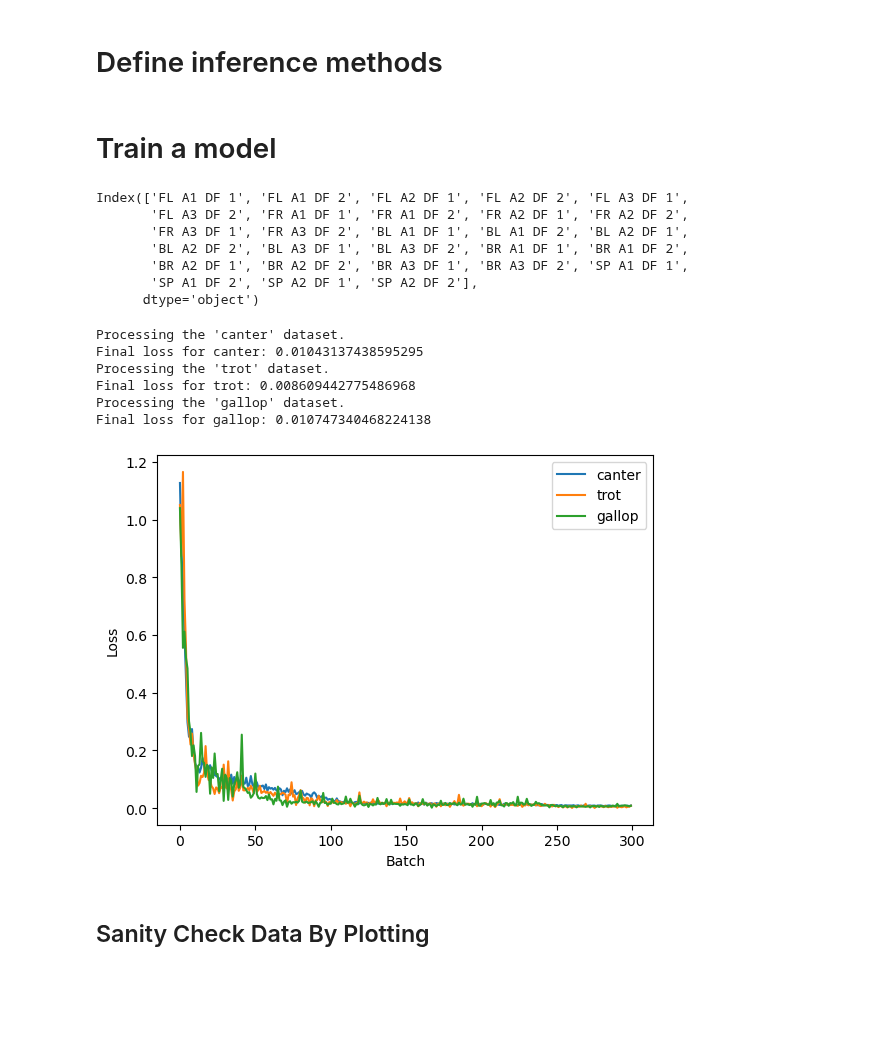
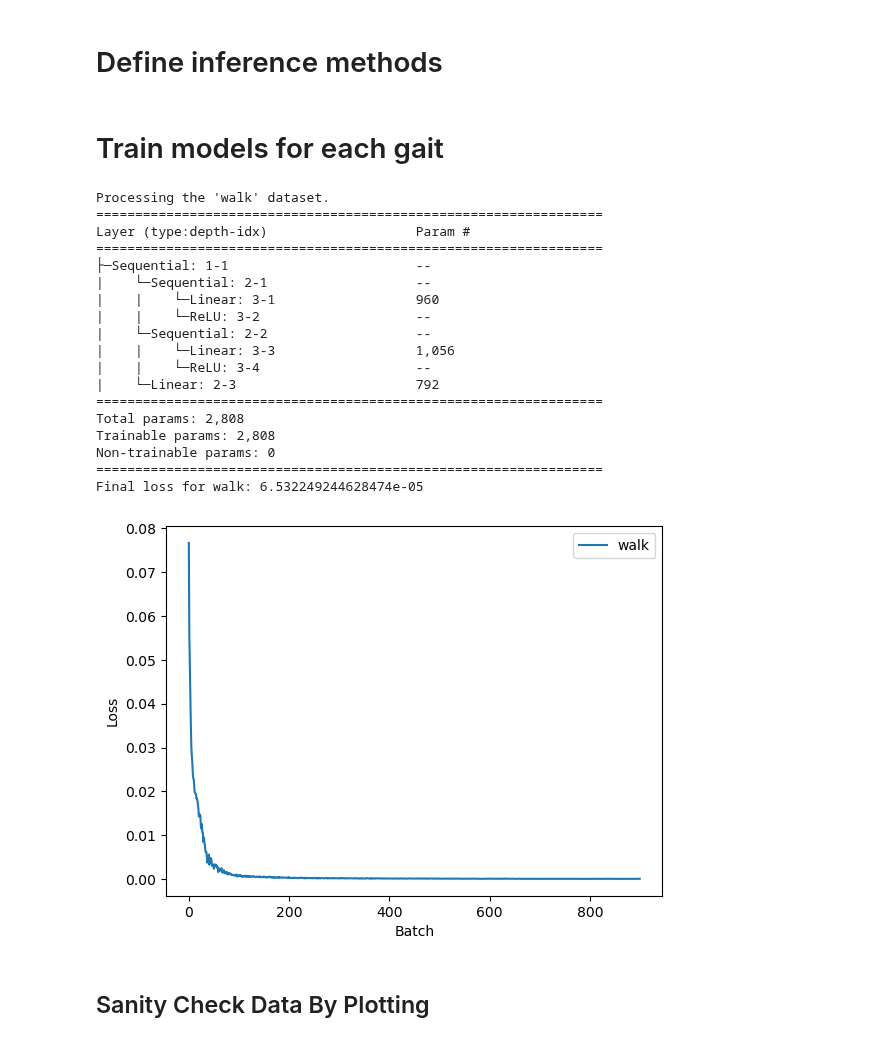
Before and after one commit to anthonyjclark/gaitpt, a Jupyter notebook: gait_training.ipynb, the cells around one changed output. Saved outputs shown, nothing was run; the diff lists cells and outputs as text; code cells hidden in the pictures; blank space fills up the shorter version.

Commit message:
Trained walk model without noise.

```diff
--- a/gait_training.ipynb
+++ b/gait_training.ipynb
@@ -35,7 +36,7 @@ class AngleDataset(Dataset):
             csv_path (Path): kinematics data file
         """
         df = pd.read_csv(csv_path)
-        self.length = len(df)
+        self.columns = df.columns
 
         # NOTE: frequency and time_step must match simulation
         frequency = 1
@@ -52,11 +53,11 @@ class AngleDataset(Dataset):
         # Input includes all but the final row
         self.X = torch.tensor(df.values[:-1, :], dtype=torch.float32)
 
-        # Output includes all but the first row
-        self.Y = torch.tensor(df.values[1:, :], dtype=torch.float32)
+        # Output includes all but the first row and the touch sensor columns
+        self.Y = torch.tensor(df.values[1:, :24], dtype=torch.float32)
 
     def __len__(self) -> int:
-        return self.length
+        return len(self.X)
 
     def __getitem__(self, index) -> tuple[torch.Tensor, torch.Tensor]:
         return self.X[index], self.Y[index]
@@ -97,7 +98,8 @@ class GaitModel(nn.Module):
         all_layers = hidden_layers + [output_layer]
         self.layers = nn.Sequential(*all_layers)
 
-        print(summary(self))
+        # Print a summary of the model
+        summary(self)
 
     def forward(self, X: torch.Tensor) -> torch.Tensor:
         return self.layers(X)
@@ -234,32 +236,21 @@ def inference(model: nn.Module, dataset: AngleDataset) -> torch.Tensor:
     predictions = [batch_inference(model, x) for x, _ in loader]
     return torch.concat(predictions)
 # %% [markdown]
-# Train a model
+# Train models for each gait
 # %%
 DATA_DIR = Path("MotionData/")
 FIGURE_DIR = Path("Figures/")
 MODEL_DIR = Path("Models/")
 
-df = pd.read_csv(next(DATA_DIR.glob("*_kinematic.csv")))
-
-# We only need the first 28 columns (ignore the touch sensors for output)
-CSV_HEADER = df.columns[:28]
-CSV_HEADER
+# Load all datasets and take a peek at the first
+datasets = { f.stem.split("_")[0]: AngleDataset(f) for f in DATA_DIR.glob("*_kinematic.csv") }
+csv_header = list(datasets.values())[0].columns
-# %% [output]
-Index(['FL A1 DF 1', 'FL A1 DF 2', 'FL A2 DF 1', 'FL A2 DF 2', 'FL A3 DF 1',
-       'FL A3 DF 2', 'FR A1 DF 1', 'FR A1 DF 2', 'FR A2 DF 1', 'FR A2 DF 2',
-       'FR A3 DF 1', 'FR A3 DF 2', 'BL A1 DF 1', 'BL A1 DF 2', 'BL A2 DF 1',
-       'BL A2 DF 2', 'BL A3 DF 1', 'BL A3 DF 2', 'BR A1 DF 1', 'BR A1 DF 2',
-       'BR A2 DF 1', 'BR A2 DF 2', 'BR A3 DF 1', 'BR A3 DF 2', 'SP A1 DF 1',
-       'SP A1 DF 2', 'SP A2 DF 1', 'SP A2 DF 2'],
-      dtype='object')
 # %%
-datasets = {
-    f.stem.split("_")[0]: AngleDataset(f) for f in DATA_DIR.glob("*_kinematic.csv")
-}
-
 # Model hyperparameters
-layer_sizes = [33, 31, 30, 28]
+num_input = 29 # 24 angles, 4 touch sensors, 1 sinusoid
+num_output = 24 # 24 angles for next time step
+# layer_sizes = [33, 31, 30, 28]
+layer_sizes = [num_input, 32, 32, num_output]
 
 # Training hyperparameters
 num_epochs = 100
@@ -279,42 +270,54 @@ for gait_name in datasets:
         learning_rate,
         layer_sizes,
         batch_norm=False,
         dropout=0,
     )
 
     predictions = inference(model, dataset)
 
     # Save the outputs to a csv for quicker comparisons later
-    with open(MODEL_OUTPUT_DIR / f"{gait_name}_output.csv", "w") as csvfile:
+    with open(DATA_DIR / f"{gait_name}_model.csv", "w") as csvfile:
 
         writer = csv.writer(csvfile)
 
-        writer.writerow(CSV_HEADER)
+        writer.writerow(csv_header)
 
         for row in predictions:
             writer.writerow(row.tolist())
 
     torch.save(model, MODEL_DIR / f"{gait_name}_model.pt")
 
     final_loss = sum(losses[-100:]) / 100
 
     print(f"Final loss for {gait_name}: {final_loss}")
 
     plt.plot(losses, label=gait_name)
 
 plt.xlabel("Batch")
 plt.ylabel("Loss")
 plt.legend()
 
 plt.savefig(FIGURE_DIR / f"losses.png", facecolor="white")
 # %% [output]
-Processing the 'canter' dataset.
-Final loss for canter: 0.01043137438595295
-Processing the 'trot' dataset.
-Final loss for trot: 0.008609442775486968
-Processing the 'gallop' dataset.
-Final loss for gallop: 0.010747340468224138
+Processing the 'walk' dataset.
+=================================================================
+Layer (type:depth-idx)                   Param #
+=================================================================
+├─Sequential: 1-1                        --
+|    └─Sequential: 2-1                   --
+|    |    └─Linear: 3-1                  960
+|    |    └─ReLU: 3-2                    --
+|    └─Sequential: 2-2                   --
+|    |    └─Linear: 3-3                  1,056
+|    |    └─ReLU: 3-4                    --
+|    └─Linear: 2-3                       792
+=================================================================
+Total params: 2,808
+Trainable params: 2,808
+Non-trainable params: 0
+=================================================================
+Final loss for walk: 6.532249244628474e-05
-[figure, old version]
+[figure, new version]
 # %% [markdown]
 ## Sanity Check Data By Plotting
 # %%
```
Also changed, not shown: parts of 3 cells of this notebook, 8 other files.
